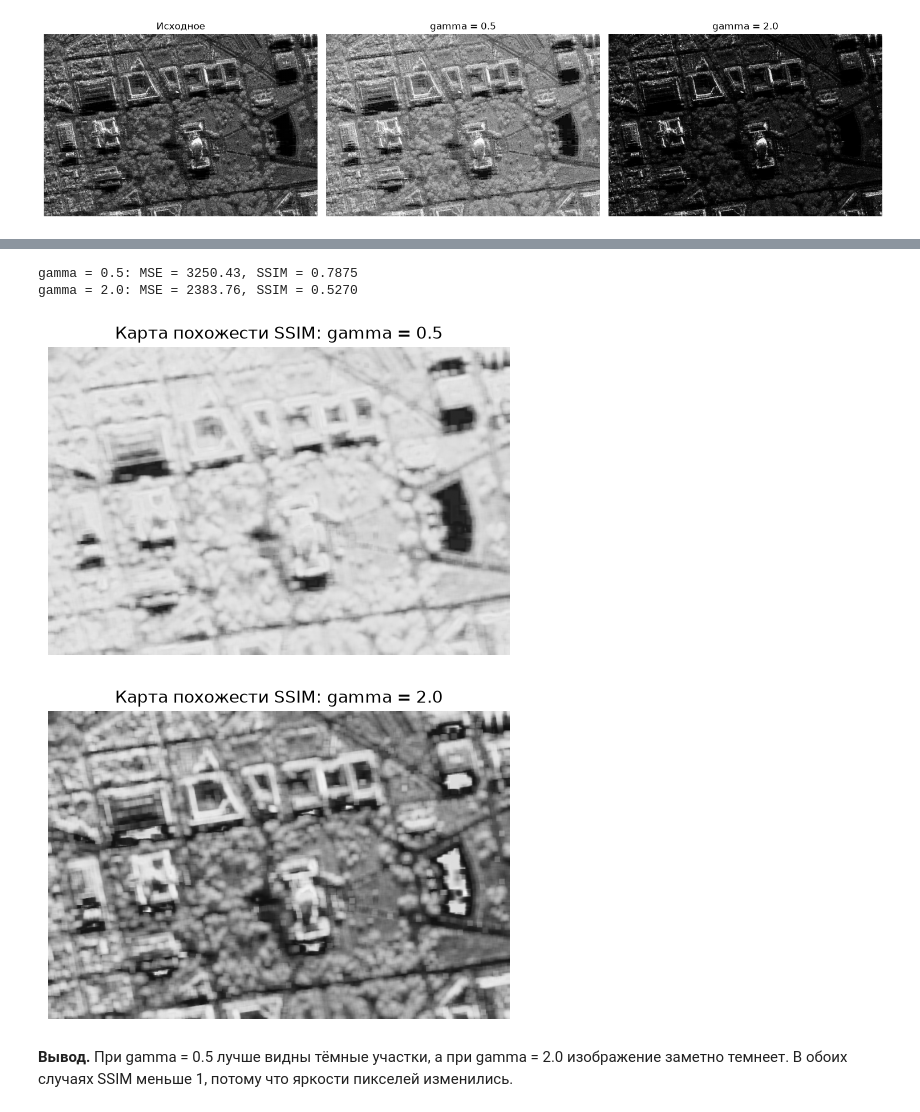
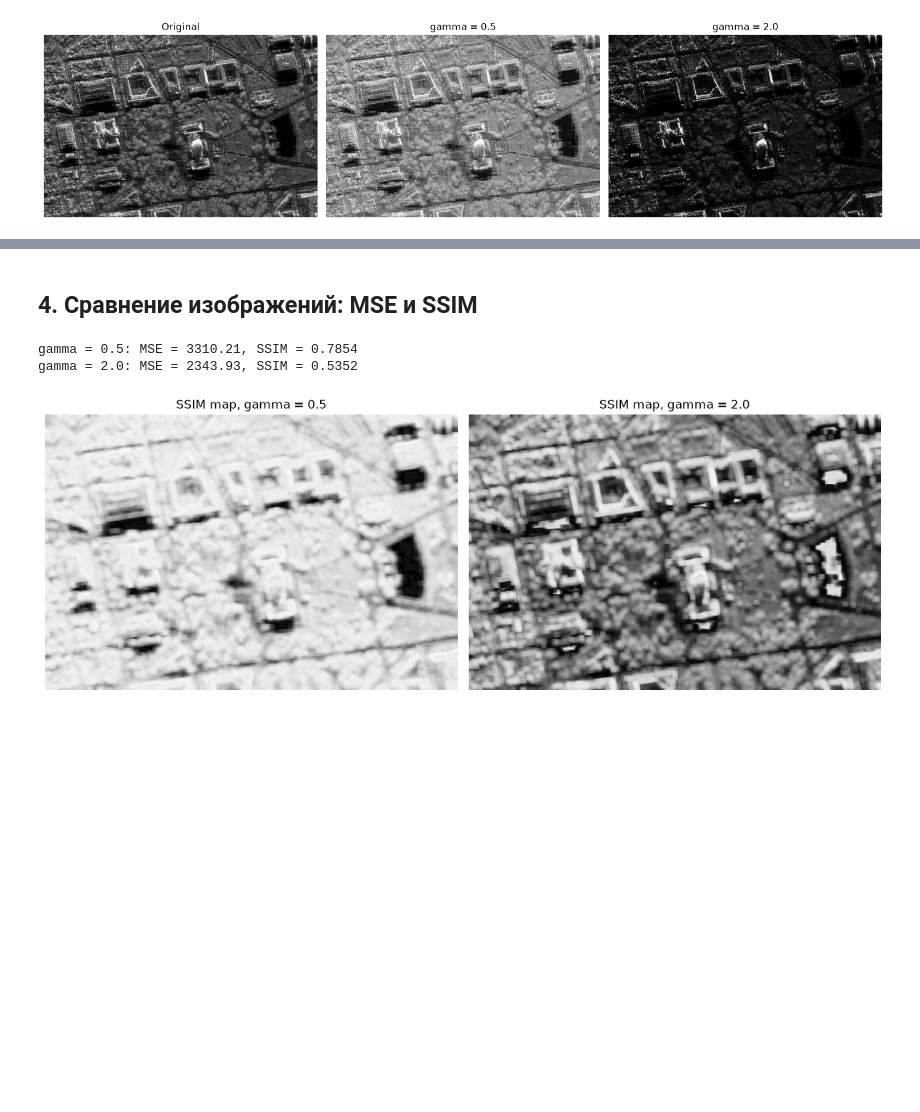
Before and after one commit to lolotrolo111111/image-processing, a Jupyter notebook: homework_1.ipynb, the cells around one changed output, grey strips where cells are left out. Saved outputs shown, nothing was run; the diff lists cells and outputs as text; code cells hidden in the pictures; blank space fills up the shorter version.

```diff
--- a/homework_1.ipynb
+++ b/homework_1.ipynb
@@ -7,8 +3,6 @@ import numpy as np
 import cv2
 import matplotlib.pyplot as plt
 from pathlib import Path
-from skimage.metrics import mean_squared_error, structural_similarity
-
-plt.rcParams['figure.dpi'] = 100
+from skimage.metrics import structural_similarity, mean_squared_error
 # %% [markdown]
 ## 1. Загрузка изображения в оттенках серого
@@ -68,22 +37,19 @@ print('Стандартное отклонение:', round(gray_image.std(), 2)
 # %%
-def gamma_correction(image, gamma):
-    table = np.zeros(256, dtype=np.uint8)
-    for i in range(256):
-        table[i] = np.clip(255 * (i / 255) ** gamma, 0, 255)
+def gamma_filter(image, gamma):
+    table = np.round((np.arange(256) / 255.0) ** gamma * 255).astype(np.uint8)
     return cv2.LUT(image, table)
 
+gamma_05 = gamma_filter(gray_image, 0.5)
+gamma_2 = gamma_filter(gray_image, 2.0)
 
-gamma_light = gamma_correction(gray_image, 0.5)
-gamma_dark = gamma_correction(gray_image, 2.0)
+images = [gray_image, gamma_05, gamma_2]
+titles = ['Original', 'gamma = 0.5', 'gamma = 2.0']
 
-images = [gray_image, gamma_light, gamma_dark]
-names = ['Исходное', 'gamma = 0.5', 'gamma = 2.0']
-
-fig, axes = plt.subplots(1, 3, figsize=(15, 5))
-for ax, image, name in zip(axes, images, names):
-    ax.imshow(image, cmap='gray', vmin=0, vmax=255)
-    ax.set_title(name)
-    ax.axis('off')
+fig, ax = plt.subplots(1, 3, figsize=(15, 5))
+for i in range(3):
+    ax[i].imshow(images[i], cmap='gray', vmin=0, vmax=255)
+    ax[i].set_title(titles[i])
+    ax[i].axis('off')
 plt.tight_layout()
 plt.show()
 # %% [output]
@@ -95,18 +57,19 @@ plt.show()
+# %% [markdown]
+## 4. Сравнение изображений: MSE и SSIM
 # %%
-for name, image in [('gamma = 0.5', gamma_light), ('gamma = 2.0', gamma_dark)]:
+pairs = [('gamma = 0.5', gamma_05), ('gamma = 2.0', gamma_2)]
+fig, ax = plt.subplots(1, 2, figsize=(12, 5))
+
+for i, (name, image) in enumerate(pairs):
     mse = mean_squared_error(gray_image, image)
     ssim, diff = structural_similarity(gray_image, image, full=True)
     print(f'{name}: MSE = {mse:.2f}, SSIM = {ssim:.4f}')
-
-    plt.figure(figsize=(7, 4))
-    plt.imshow(diff, cmap='gray', vmin=0, vmax=1)
-    plt.title(f'Карта похожести SSIM: {name}')
-    plt.axis('off')
-    plt.show()
+    ax[i].imshow(diff, cmap='gray')
+    ax[i].set_title('SSIM map, ' + name)
+    ax[i].axis('off')
+plt.tight_layout()
+plt.show()
 # %% [output]
-gamma = 0.5: MSE = 3250.43, SSIM = 0.7875
-gamma = 2.0: MSE = 2383.76, SSIM = 0.5270
+gamma = 0.5: MSE = 3310.21, SSIM = 0.7854
+gamma = 2.0: MSE = 2343.93, SSIM = 0.5352
-[figure, old version]
+[figure, new version]
-[figure, removed]
-# %% [markdown]
-**Вывод.** При gamma = 0.5 лучше видны тёмные участки, а при gamma = 2.0 изображение заметно темнеет. В обоих случаях SSIM меньше 1, потому что яркости пикселей изменились.
```
Also changed, not shown: parts of 19 cells of this notebook.
